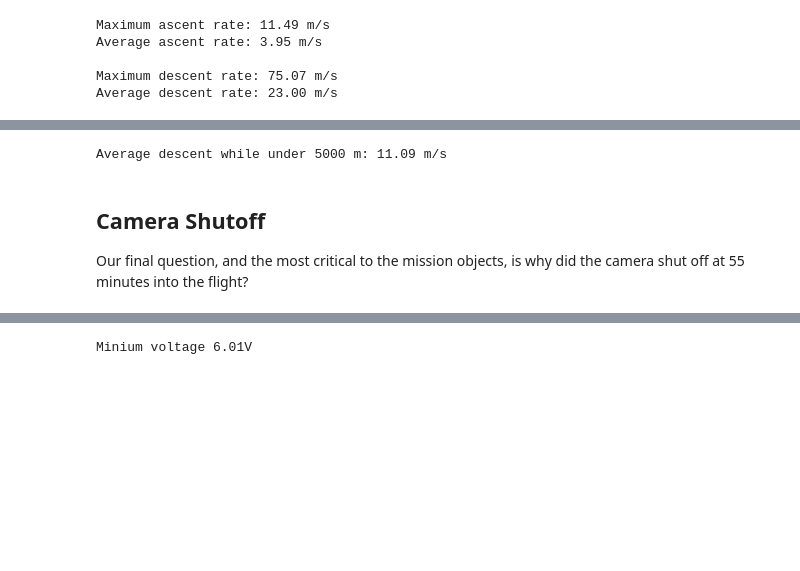
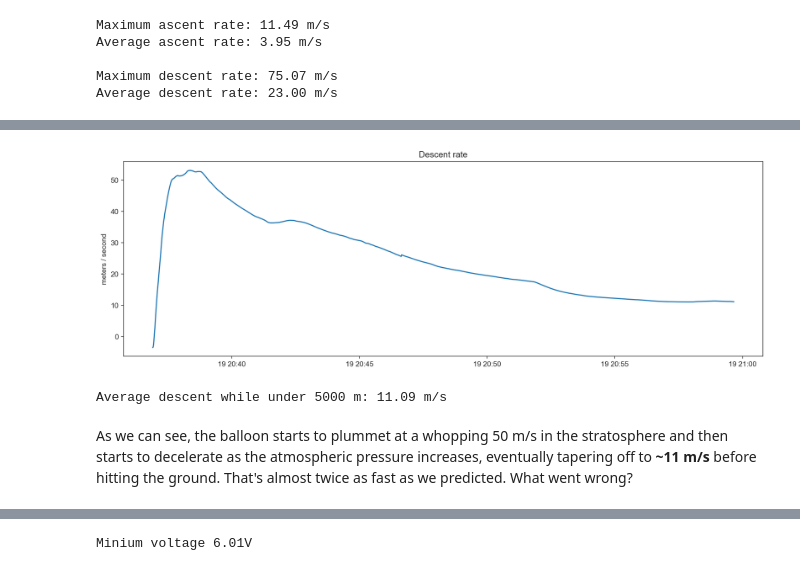
Before and after one commit to ungood/graupel-1, a Jupyter notebook: processing/DataAnalysis.ipynb, the cells around one changed output, grey strips where cells are left out. Drawn from its saved outputs; the diff is of its cells as text; code cells hidden in the pictures; blank space fills up the shorter version.

```diff
--- a/processing/DataAnalysis.ipynb
+++ b/processing/DataAnalysis.ipynb
@@ -232,10 +232,11 @@ We can now use the values from the standard model to calculate the geopotential
 import math
 
 universal_gas_constant = 8.31432 # R, N*m/mol*K
-molar_mass = 0.0289644 # M, kg/mol
+molar_mass_dry_air = 0.0289644 # M, kg/mol
+gas_constant_dry_air = universal_gas_constant / molar_mass_dry_air
 gravitational_acceleration = 9.80665 # g0, m/s^2
 # R / g0 * M
-altitude_constants = -1.0 * universal_gas_constant / (gravitational_acceleration * molar_mass)
+altitude_constants = -1.0 * gas_constant_dry_air / gravitational_acceleration
 
 def calc_altitude(pressure):
     layer = isa['base_pressure_Pa'].searchsorted(pressure)
@@ -471,8 +472,8 @@ ascent_rate = mission_data['altitude_m'].diff()
 second_highest_ascent_rate = ascent_rate.nlargest(2)[-1]
 mission_data['ascent_rate_mps'] = ascent_rate.clip(upper=second_highest_ascent_rate)
 
-ascent_phase = mission_data[mission_data.index < burst_time]
-descent_phase = mission_data[mission_data.index > burst_time]
+ascent_phase = mission_data[mission_data.index < burst_time].copy()
+descent_phase = mission_data[mission_data.index > burst_time].copy()
 
 print("Maximum ascent rate: {0:0.2f} m/s".format(ascent_phase['ascent_rate_mps'].max()))
 print("Average ascent rate: {0:0.2f} m/s".format(ascent_phase['ascent_rate_mps'].mean()))
@@ -508,3 +513,14 @@ One of our questions is why our balloon descended as quickly as it did...
+# %%
+fig, ax = plt.subplots()
+
+smoothed_descent_rate = descent_phase['ascent_rate_mps'].ewm(alpha=0.01).mean() * -1
+
+ax.plot(smoothed_descent_rate)
+ax.set_title("Descent rate")
+ax.set_ylabel("meters / second")
+plt.show()
+# %% [output]
+[figure, added]
 # %%
 close_to_ground = descent_phase[descent_phase['altitude_m'] < 5000]
 descent_rate_close_to_ground = close_to_ground['ascent_rate_mps'].mean() * -1
@@ -512,7 +528,5 @@ descent_rate_close_to_ground = close_to_ground['ascent_rate_mps'].mean() * -1
 print("Average descent while under 5000 m: {0:0.2f} m/s".format(descent_rate_close_to_ground))
 # %% [output]
 Average descent while under 5000 m: 11.09 m/s
-# %% [markdown]
-## Camera Shutoff
-
-Our final question, and the most critical to the mission objects, is why did the camera shut off at 55 minutes into the flight?
+# %% [markdown]
+As we can see, the balloon starts to plummet at a whopping 50 m/s in the stratosphere and then starts to decelerate as the atmospheric pressure increases, eventually tapering off to **~11 m/s** before hitting the ground.  That's almost twice as fast as we predicted. What went wrong?
```
Also changed, not shown: parts of 14 cells of this notebook, 3 other files.
